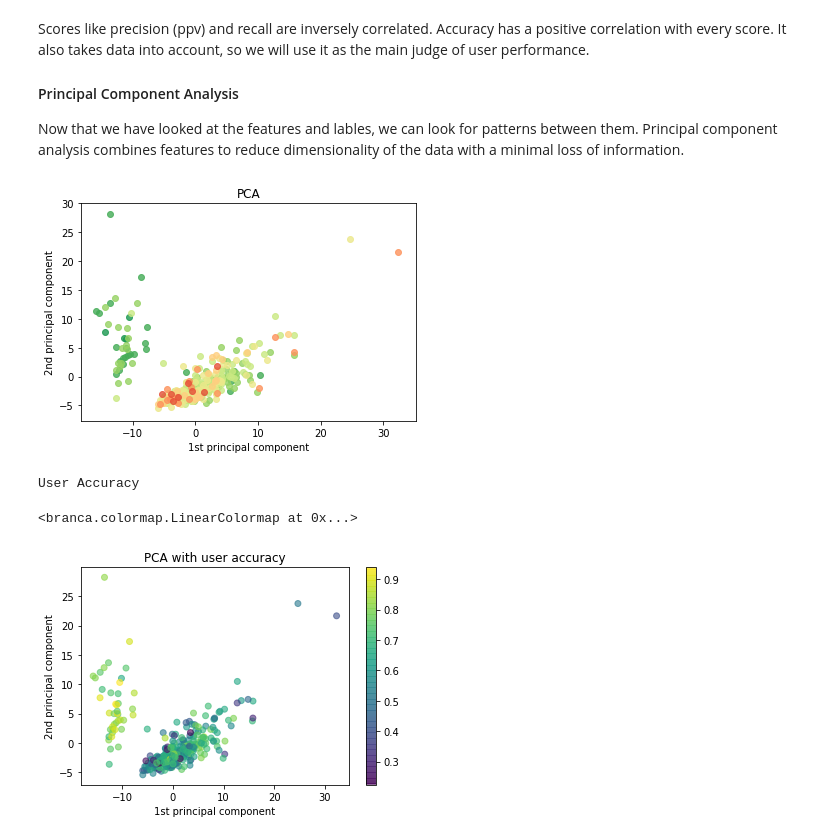
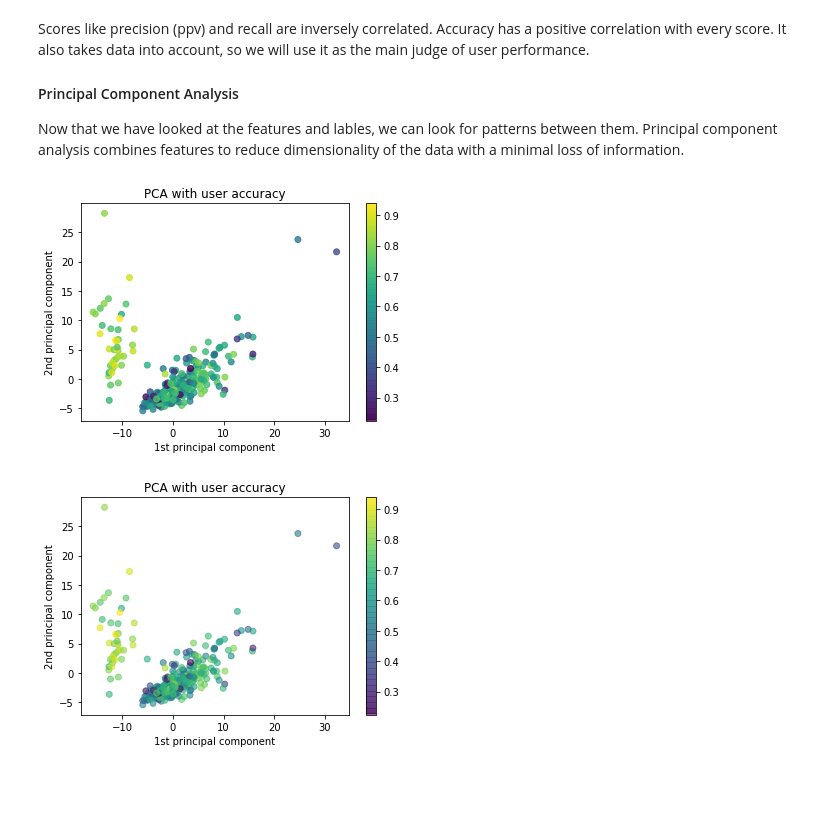
Before and after one commit to johannkm/cmsc499A, a Jupyter notebook: Report.ipynb, the cells around one changed output. Drawn from its saved outputs; the diff is of its cells as text; code cells hidden in the pictures; blank space fills up the shorter version.

Commit message:
colorbar

```diff
--- a/Report.ipynb
+++ b/Report.ipynb
@@ -261,28 +261,20 @@ Now that we have looked at the features and lables, we can look for patterns bet
 # %%
 # Create a regular PCA model
 pca = decomposition.PCA(n_components=2)
 
 # Fit and transform the data to the model
 reduced_data_pca = pca.fit_transform(features)
 
-
-colormap = branca.colormap.linear.RdYlGn.scale(labels.accuracy.min().round(1), labels.accuracy.max().round(1))
-step = 0.1
-for i in np.arange(0, 1, step): # for each bucket
-    i = 1 - i - step # reverse
-    x = reduced_data_pca[:,0][(labels.accuracy >= i) & (labels.accuracy < i + step)] # first comp
-    y = reduced_data_pca[:,1][(labels.accuracy >= i) & (labels.accuracy < i + step)] # second comp
-    plt.scatter(x=x, y=y, color=colormap(i + step/2), alpha=0.8)
+x = reduced_data_pca[:,0]
+y = reduced_data_pca[:,1]
+cax = plt.scatter(x=x, y=y, c=labels.accuracy, alpha=0.8)
 plt.xlabel('1st principal component')
 plt.ylabel('2nd principal component')
-plt.title("PCA")
+plt.title("PCA with user accuracy")
+plt.colorbar(cax)
 plt.show()
-print('User Accuracy')
-colormap
 # %% [output]
-[figure, old version]
+[figure, new version]
-User Accuracy
-<branca.colormap.LinearColormap at 0x...>
 # %%
 # Create a regular PCA model
 pca = decomposition.PCA(n_components=2)
```
Also changed, not shown: parts of 2 cells of this notebook.
